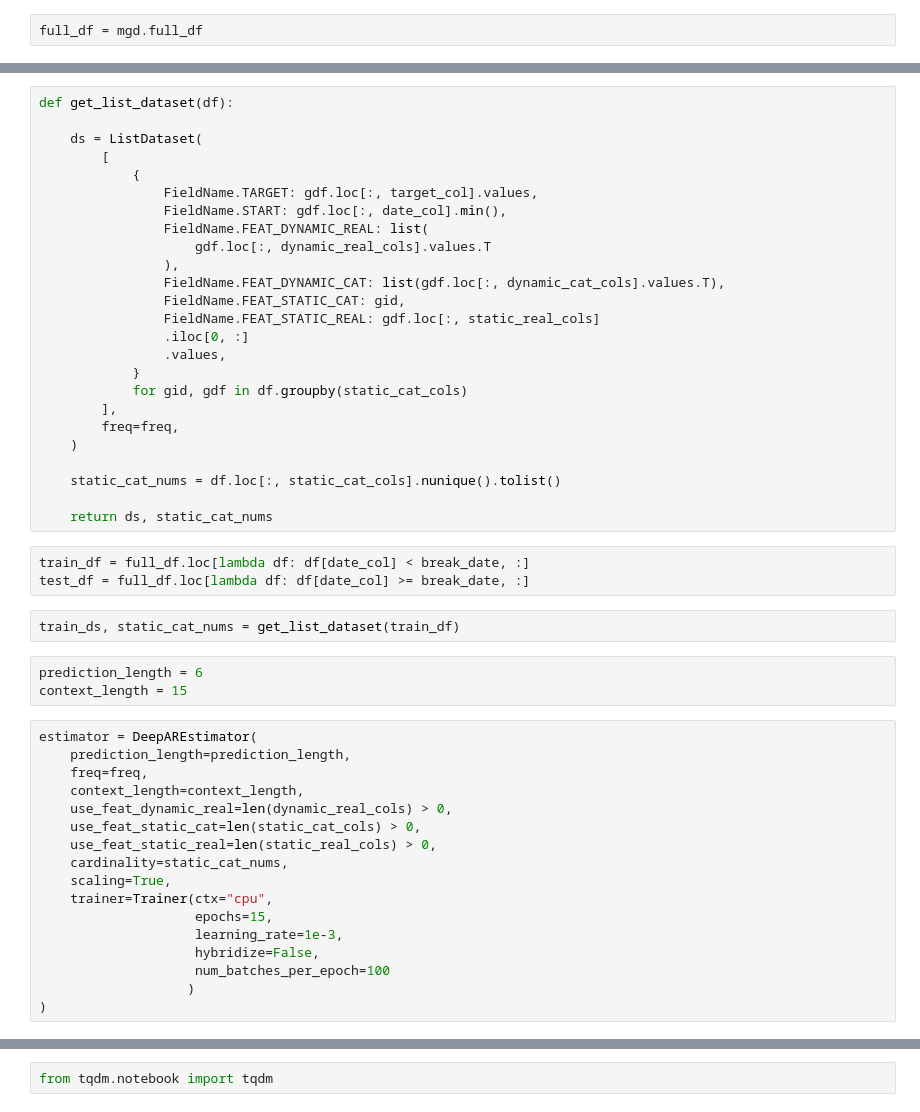
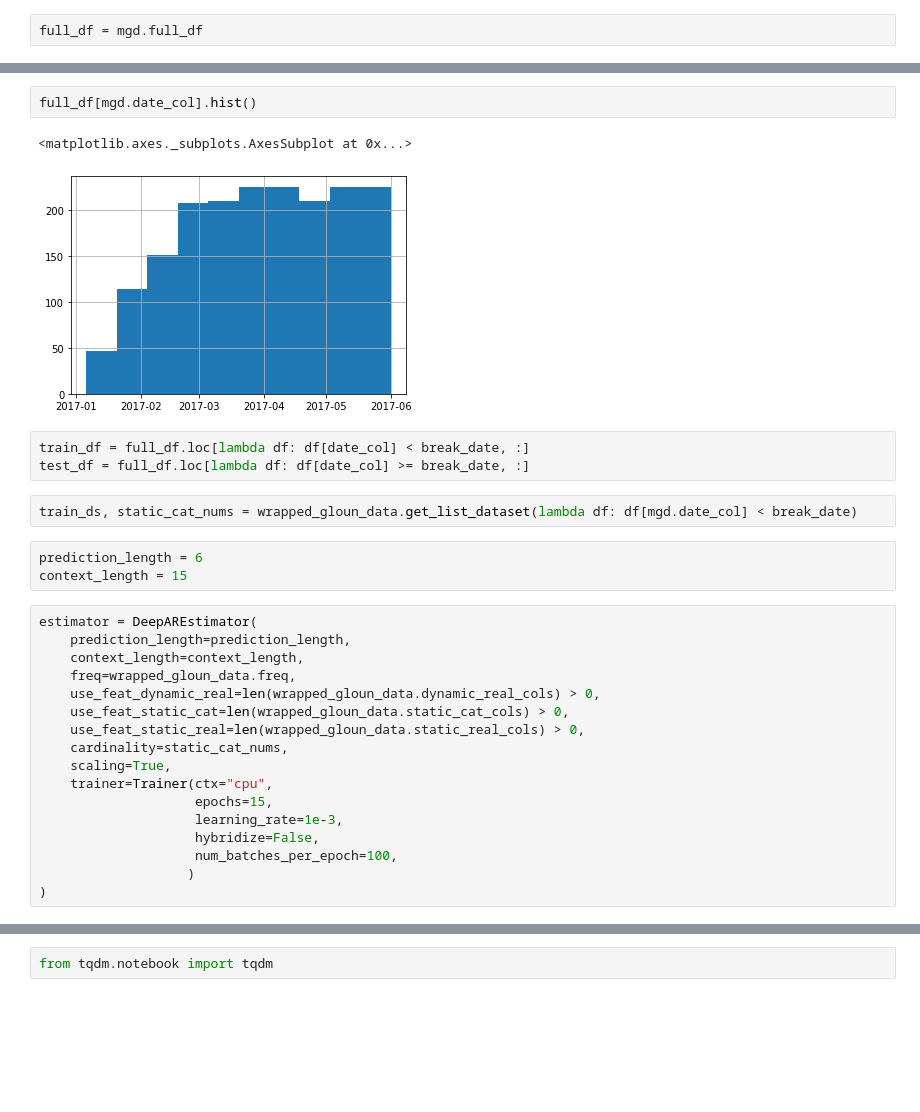
Before and after one commit to endremborza/misc-notebooks, a Jupyter notebook: gluon-transformer.ipynb, the cells around one changed output, grey strips where cells are left out. Drawn from its saved outputs; the diff is of its cells as text; blank space fills up the shorter version.

```diff
--- a/gluon-transformer.ipynb
+++ b/gluon-transformer.ipynb
@@ -49,51 +22,31 @@ date_col = mgd.date_col
-# %%
-def get_list_dataset(df):
-
-    ds = ListDataset(
-        [
-            {
-                FieldName.TARGET: gdf.loc[:, target_col].values,
-                FieldName.START: gdf.loc[:, date_col].min(),
-                FieldName.FEAT_DYNAMIC_REAL: list(
-                    gdf.loc[:, dynamic_real_cols].values.T
-                ),
-                FieldName.FEAT_DYNAMIC_CAT: list(gdf.loc[:, dynamic_cat_cols].values.T),
-                FieldName.FEAT_STATIC_CAT: gid,
-                FieldName.FEAT_STATIC_REAL: gdf.loc[:, static_real_cols]
-                .iloc[0, :]
-                .values,
-            }
-            for gid, gdf in df.groupby(static_cat_cols)
-        ],
-        freq=freq,
-    )
-
-    static_cat_nums = df.loc[:, static_cat_cols].nunique().tolist()
-
-    return ds, static_cat_nums
+# %%
+full_df[mgd.date_col].hist()
+# %% [output]
+<matplotlib.axes._subplots.AxesSubplot at 0x...>
+[figure, added]
 # %%
 train_df = full_df.loc[lambda df: df[date_col] < break_date, :]
 test_df = full_df.loc[lambda df: df[date_col] >= break_date, :]
-# %%
-train_ds, static_cat_nums = get_list_dataset(train_df)
+# %%
+train_ds, static_cat_nums = wrapped_gloun_data.get_list_dataset(lambda df: df[mgd.date_col] < break_date)
 # %%
 prediction_length = 6
 context_length = 15
 # %%
 estimator = DeepAREstimator(
     prediction_length=prediction_length,
-    freq=freq,
     context_length=context_length,
-    use_feat_dynamic_real=len(dynamic_real_cols) > 0,
-    use_feat_static_cat=len(static_cat_cols) > 0,
-    use_feat_static_real=len(static_real_cols) > 0,
+    freq=wrapped_gloun_data.freq,
+    use_feat_dynamic_real=len(wrapped_gloun_data.dynamic_real_cols) > 0,
+    use_feat_static_cat=len(wrapped_gloun_data.static_cat_cols) > 0,
+    use_feat_static_real=len(wrapped_gloun_data.static_real_cols) > 0,
     cardinality=static_cat_nums,
     scaling=True,
     trainer=Trainer(ctx="cpu",
                     epochs=15,
                     learning_rate=1e-3,
                     hybridize=False,
-                    num_batches_per_epoch=100
+                    num_batches_per_epoch=100,
                    )
 )
 # %%
```
Also changed, not shown: parts of 29 cells of this notebook, 3 other files.
